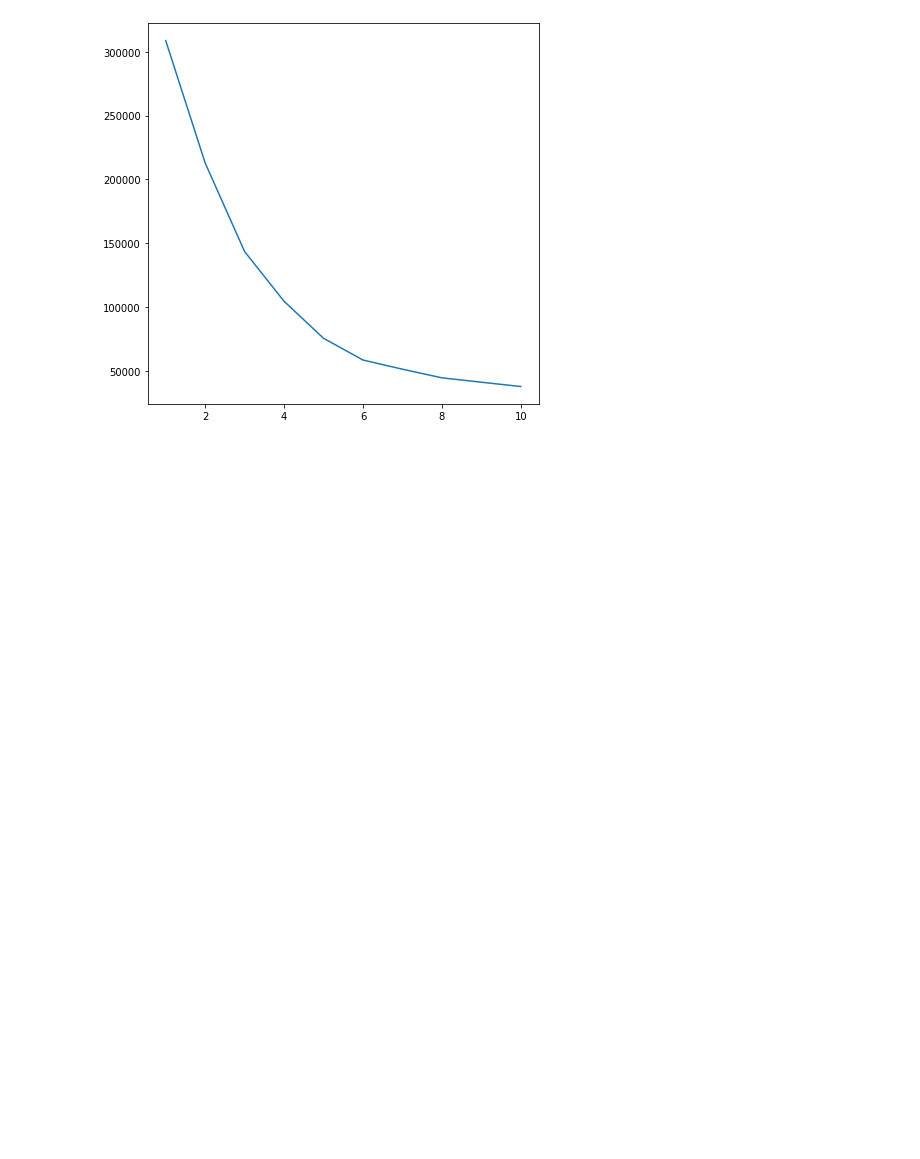
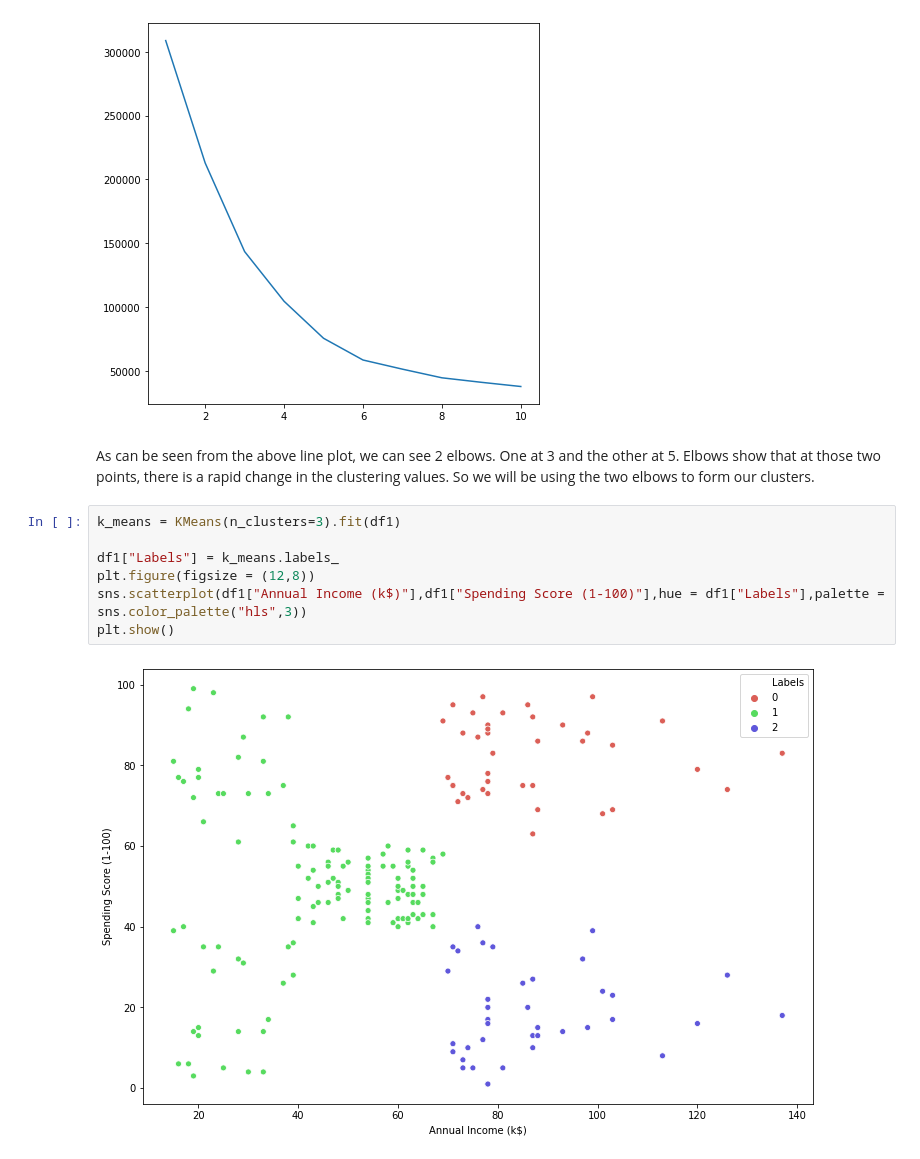
Before and after one commit to Rahul-Khairnar/Mall_Customer_Segmentation, a Jupyter notebook: CUSTOMER_SEGMENTATION.ipynb, the cells around one changed output. Saved outputs shown, nothing was run; the diff lists cells and outputs as text; blank space fills up the shorter version.

```diff
--- a/CUSTOMER_SEGMENTATION.ipynb
+++ b/CUSTOMER_SEGMENTATION.ipynb
@@ -120,3 +139,14 @@ sns.lineplot(x = list(range(1,11)),y = clusters)
 # %% [output]
 <matplotlib.axes._subplots.AxesSubplot at 0x...>
 [figure]
+# %% [markdown]
+As can be seen from the above line plot, we can see 2 elbows. One at 3 and the other at 5. Elbows show that at those two points, there is a rapid change in the clustering values. So we will be using the two elbows to form our clusters.
+# %%
+k_means = KMeans(n_clusters=3).fit(df1)
+
+df1["Labels"] = k_means.labels_
+plt.figure(figsize = (12,8))
+sns.scatterplot(df1["Annual Income (k$)"],df1["Spending Score (1-100)"],hue = df1["Labels"],palette = sns.color_palette("hls",3))
+plt.show()
+# %% [output]
+[figure, added]
```
Also changed, not shown: parts of 13 cells of this notebook.
